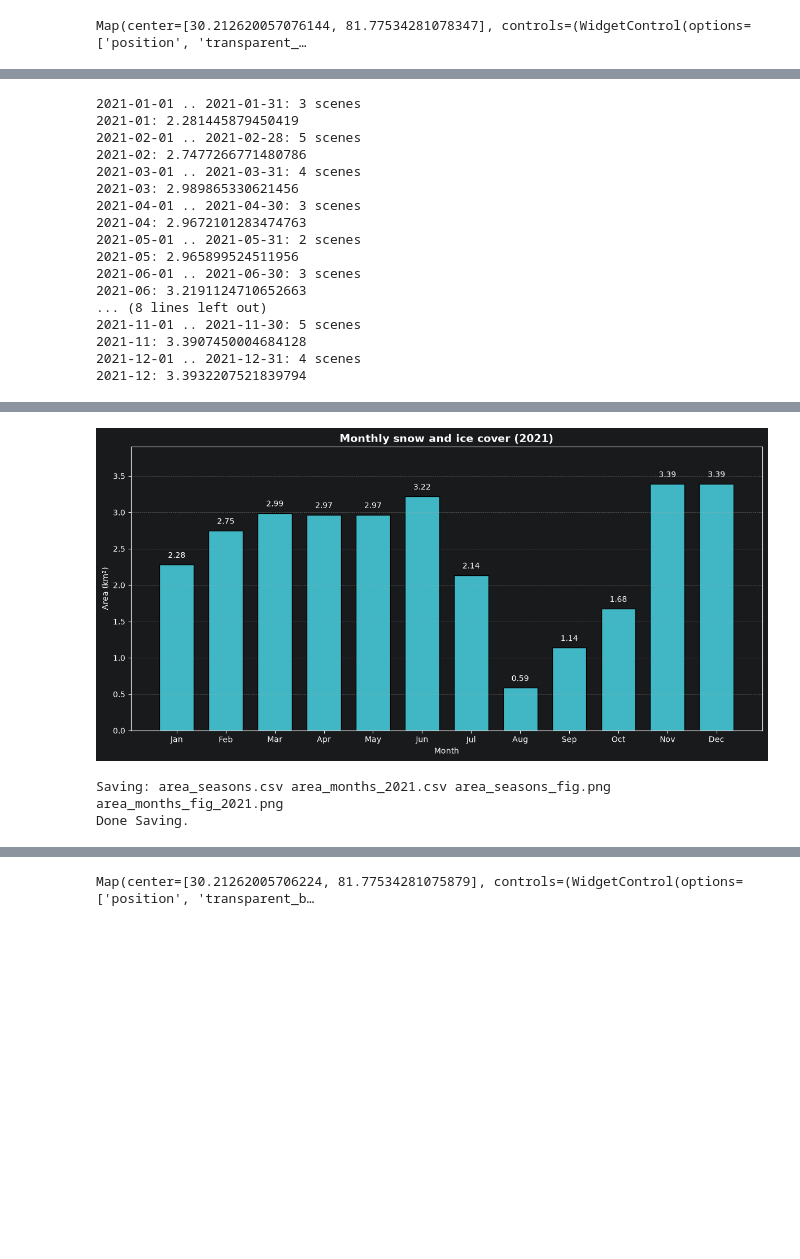
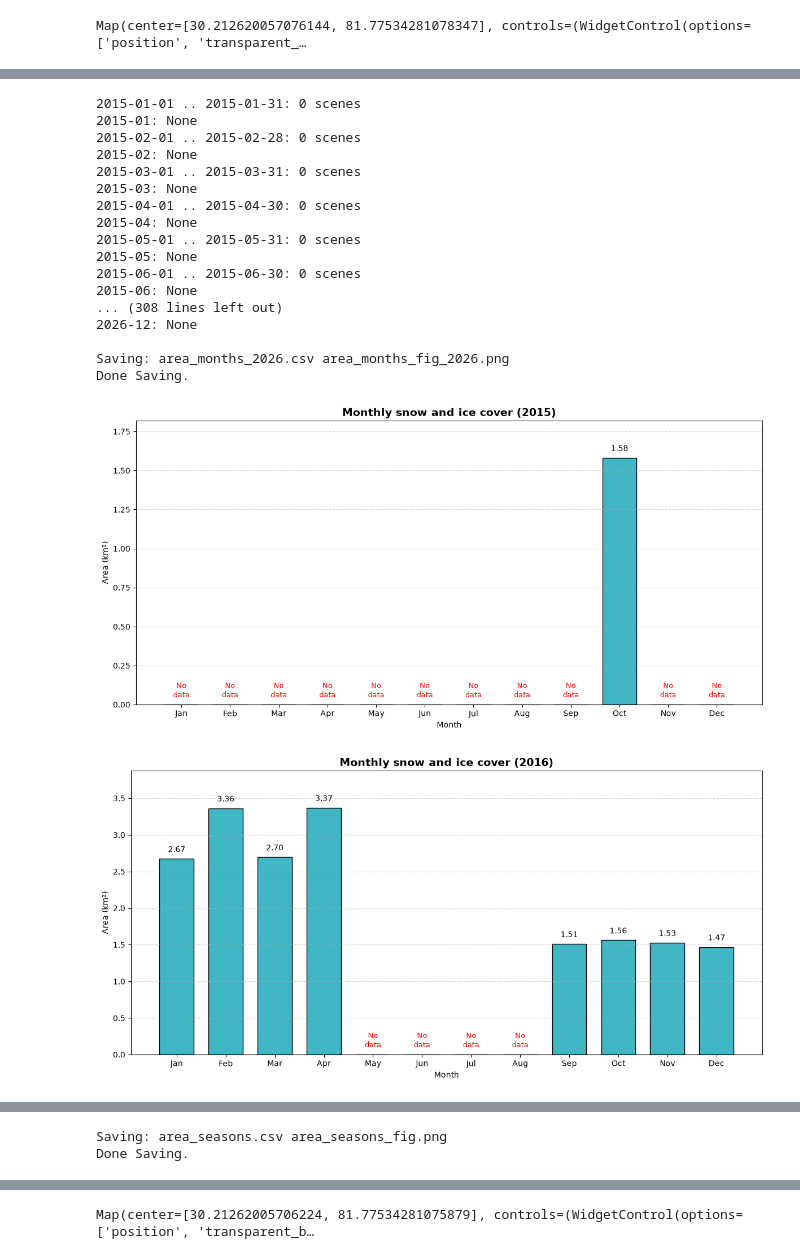
Before and after one commit to jgnnfw/EO_Cryosphere, a Jupyter notebook: main.ipynb, the cells around one changed output, grey strips where cells are left out. Cells and saved outputs as stored; diff of their text form; code cells hidden in the pictures; blank space fills up the shorter version.

```diff
--- a/main.ipynb
+++ b/main.ipynb
@@ -73,22 +94,30 @@ fig_seasons = pl.plot_glacier_area_seasons(season_df)
 # %%
-AREA_YEAR = 2021
-
-month_df = ga.area_by_month(AOI, AREA_YEAR, debug=DEBUG)
+for area_year in YEARS:
+    month_df = ga.area_by_month(AOI, area_year, debug=True)
+    fig_months = pl.plot_glacier_area_months(month_df, area_year)
+    io_param_functions.save_any_tables_and_figures(
+        {f"area_months_{area_year}": month_df,
+         f"area_months_fig_{area_year}": fig_months},
+        save_path="results/glacier_area/per_month",
+        debug=True
+    )
 # %% [output]
-2021-01-01 .. 2021-01-31: 3 scenes
-2021-01: 2.281445879450419
-2021-02-01 .. 2021-02-28: 5 scenes
-2021-02: 2.7477266771480786
-2021-03-01 .. 2021-03-31: 4 scenes
-2021-03: 2.989865330621456
-2021-04-01 .. 2021-04-30: 3 scenes
-2021-04: 2.9672101283474763
-2021-05-01 .. 2021-05-31: 2 scenes
-2021-05: 2.965899524511956
-2021-06-01 .. 2021-06-30: 3 scenes
-2021-06: 3.2191124710652663
-... (8 lines left out)
-2021-11-01 .. 2021-11-30: 5 scenes
-2021-11: 3.3907450004684128
-2021-12-01 .. 2021-12-31: 4 scenes
-2021-12: 3.3932207521839794
+2015-01-01 .. 2015-01-31: 0 scenes
+2015-01: None
+2015-02-01 .. 2015-02-28: 0 scenes
+2015-02: None
+2015-03-01 .. 2015-03-31: 0 scenes
+2015-03: None
+2015-04-01 .. 2015-04-30: 0 scenes
+2015-04: None
+2015-05-01 .. 2015-05-31: 0 scenes
+2015-05: None
+2015-06-01 .. 2015-06-30: 0 scenes
+2015-06: None
+... (308 lines left out)
+2026-12: None
+
+Saving: area_months_2026.csv area_months_fig_2026.png
+Done Saving.
+[figure, added]
+[figure, added]
@@ -95,17 +134,11 @@ month_df = ga.area_by_month(AOI, AREA_YEAR, debug=DEBUG)
-# %%
-fig_months = pl.plot_glacier_area_months(month_df, AREA_YEAR)
-# %% [output]
-[figure, removed]
 # %%
 ipf.save_any_tables_and_figures(
     {"area_seasons": season_df,
-     f"area_months_{AREA_YEAR}": month_df,
-     "area_seasons_fig": fig_seasons,
-     f"area_months_fig_{AREA_YEAR}": fig_months},
+     "area_seasons_fig": fig_seasons},
     save_path="results/glacier_area",
     debug=DEBUG
 )
 # %% [output]
-Saving: area_seasons.csv area_months_2021.csv area_seasons_fig.png area_months_fig_2021.png
+Saving: area_seasons.csv area_seasons_fig.png
 Done Saving.
 # %% [markdown]
```
Also changed, not shown: parts of 29 cells of this notebook, 8 other files.
